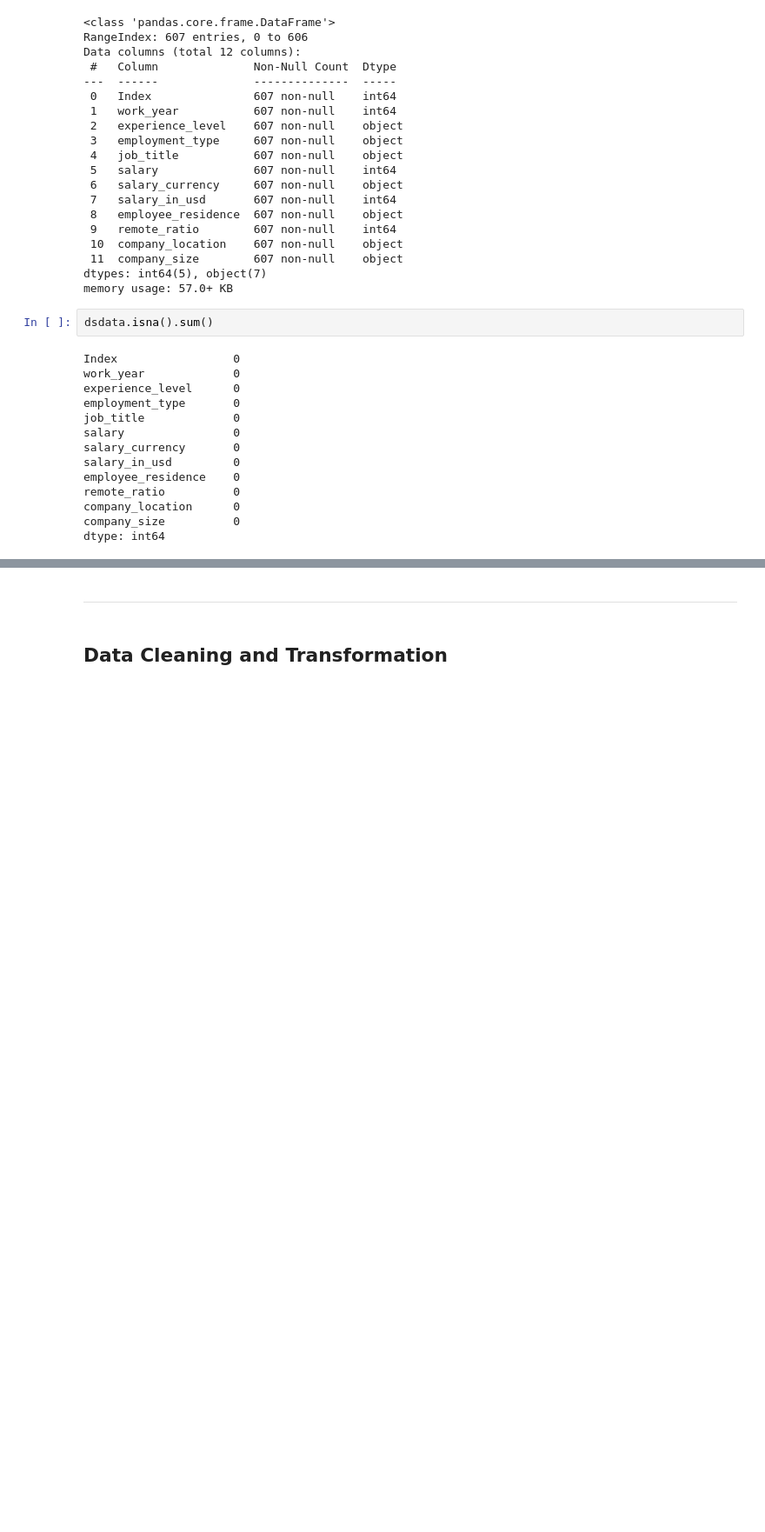
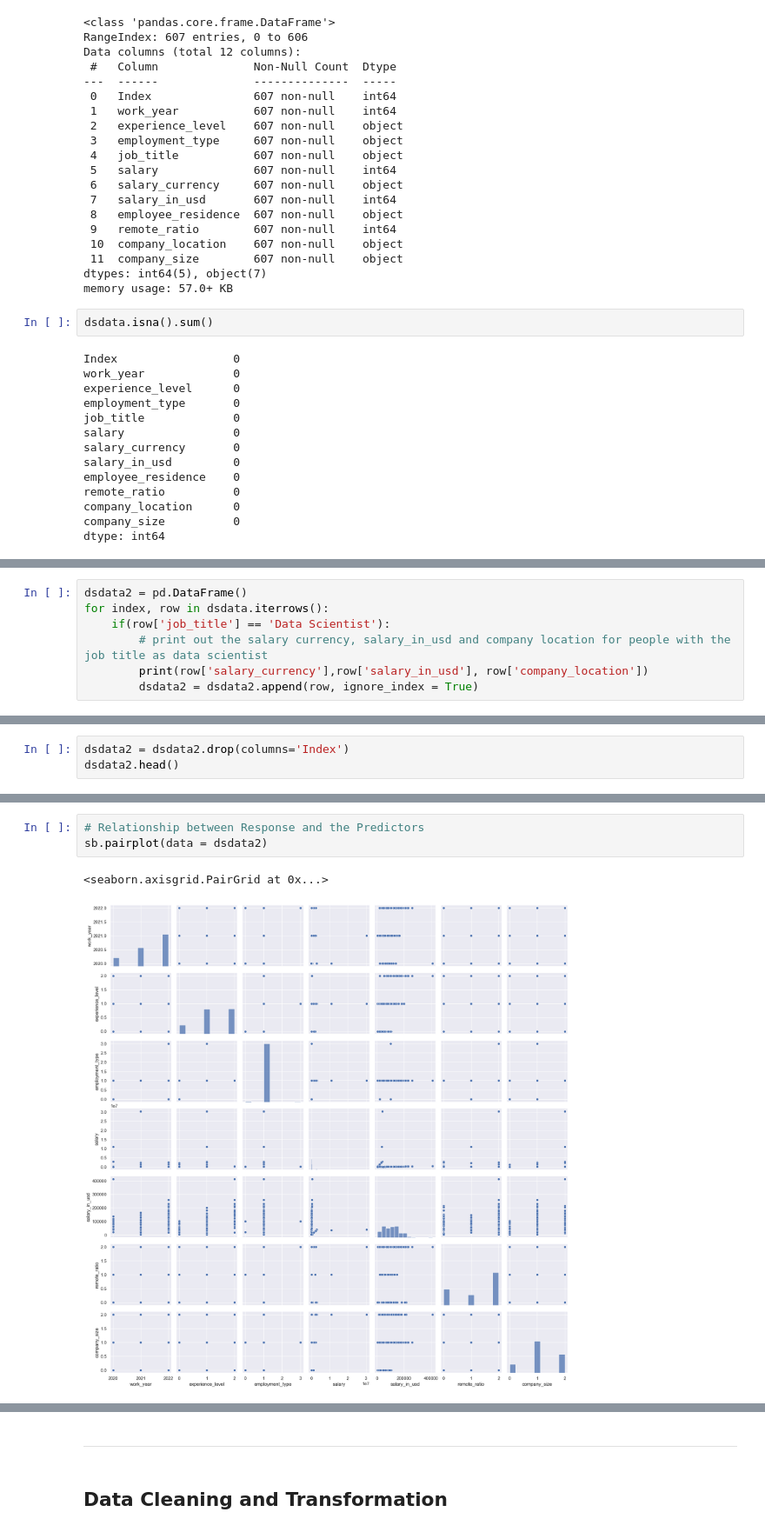
Before and after one commit to legitaxes/sc1015-mini_assignment, a Jupyter notebook: Mini-Assignment.ipynb, the cells around one changed output, grey strips where cells are left out. Shown: that part at 87% size. Cells and saved outputs as stored; diff of their text form; blank space fills up the shorter version.

```diff
--- a/Mini-Assignment.ipynb
+++ b/Mini-Assignment.ipynb
@@ -83,0 +86,7 @@ dtype: int64
+# %%
+dsdata2 = pd.DataFrame()
+for index, row in dsdata.iterrows():
+    if(row['job_title'] == 'Data Scientist'):
+        # print out the salary currency, salary_in_usd and company location for people with the job title as data scientist
+        print(row['salary_currency'],row['salary_in_usd'], row['company_location'])
+        dsdata2 = dsdata2.append(row, ignore_index = True)
@@ -83,0 +128,3 @@ dtype: int64
+# %%
+dsdata2 = dsdata2.drop(columns='Index')
+dsdata2.head()
@@ -83,0 +138,6 @@ dtype: int64
+# %%
+# Relationship between Response and the Predictors
+sb.pairplot(data = dsdata2)
+# %% [output]
+<seaborn.axisgrid.PairGrid at 0x...>
+[figure, added]
```
Also changed, not shown: parts of 5 cells of this notebook, 1 other file.
